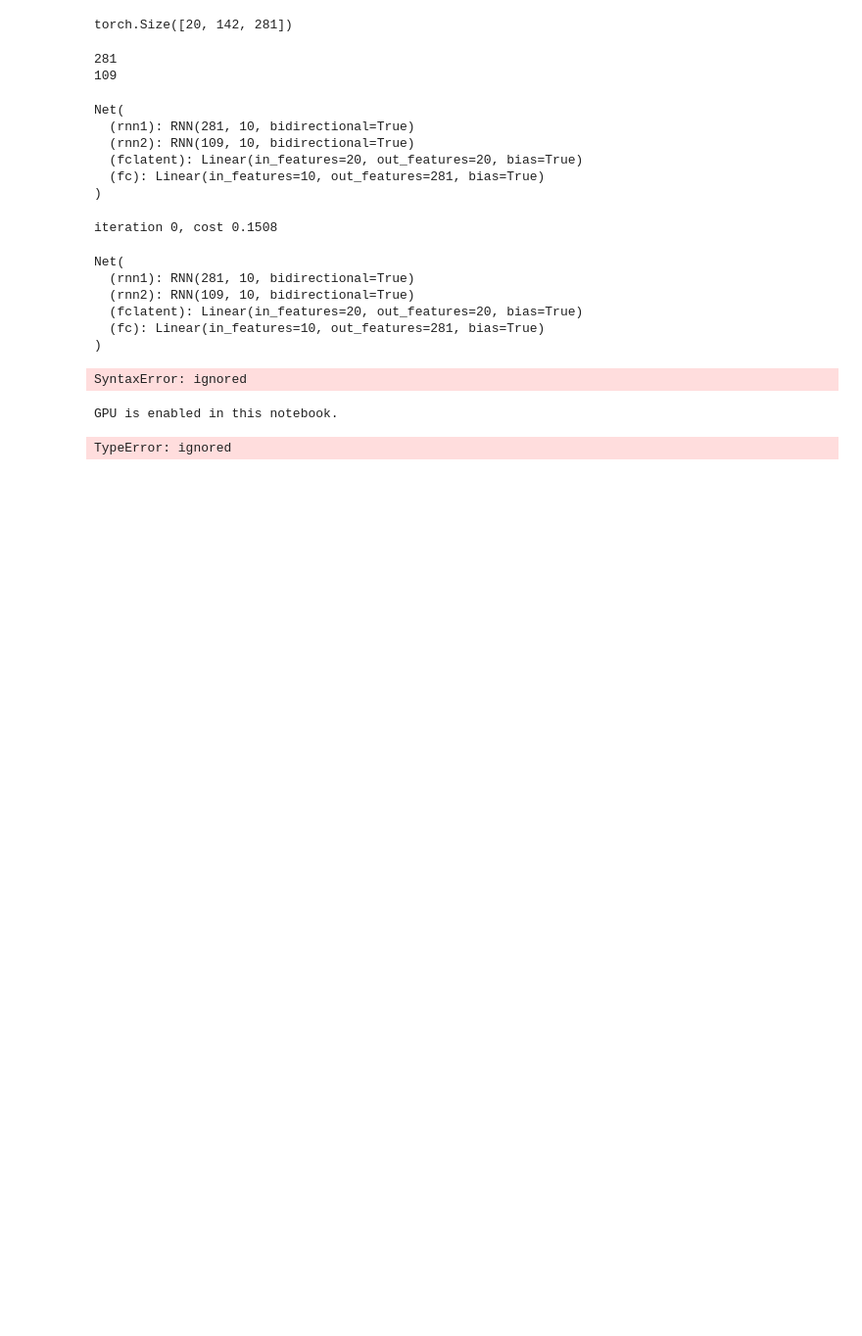
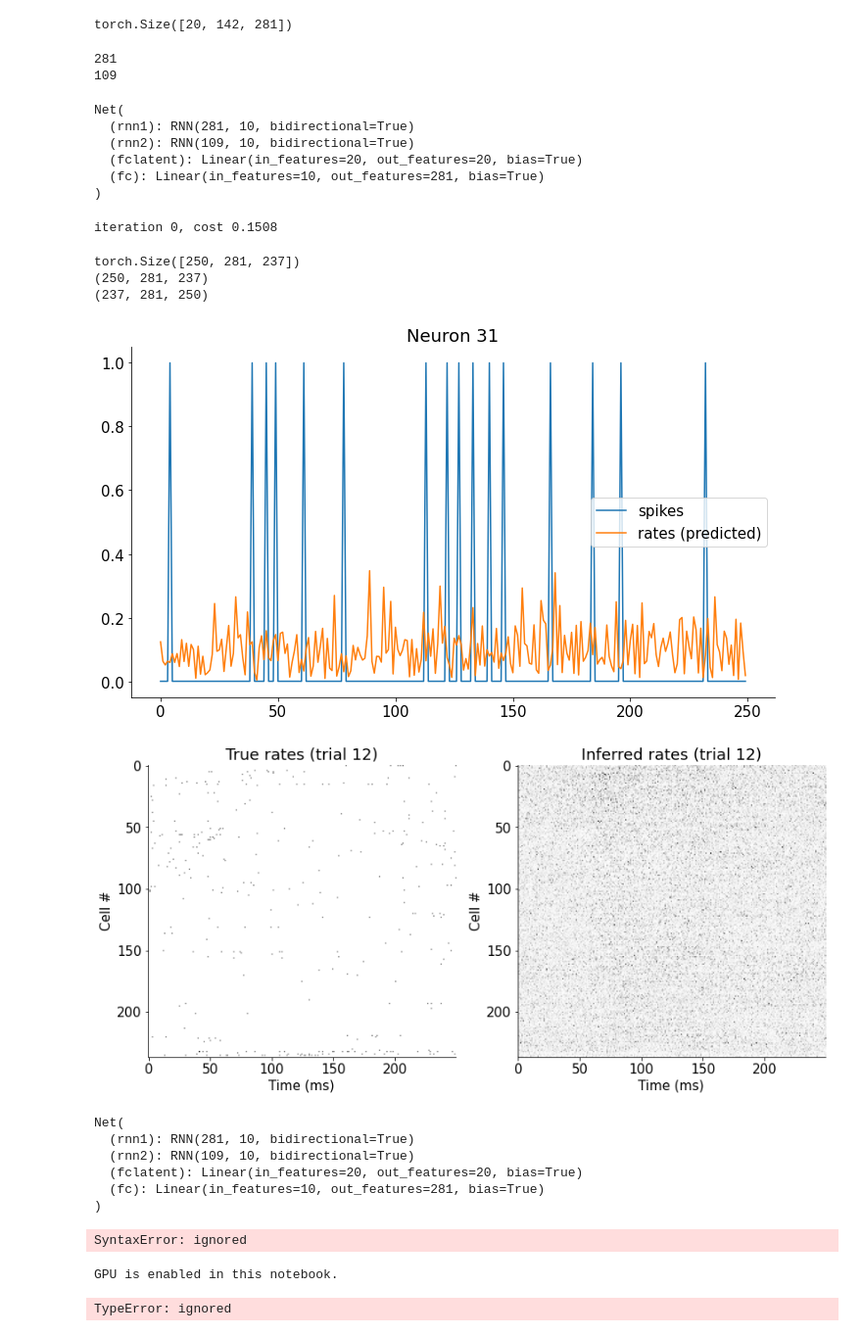
Before and after one commit to cindyhfls/NMA_DL_2021_project, a Jupyter notebook: project_group_OkapisJohnV2_1RAB.ipynb, the cells around one changed output. Shown at 98% size. Drawn from its saved outputs; the diff is of its cells as text; code cells hidden in the pictures; blank space fills up the shorter version.

```diff
--- a/project_group_OkapisJohnV2_1RAB.ipynb
+++ b/project_group_OkapisJohnV2_1RAB.ipynb
@@ -367,6 +367,42 @@ for k in range(niter):
     print(f'iteration {k}, cost {cost.item():.4f}')
 # %% [output]
 iteration 0, cost 0.1508
+# %%
+rpred = z.detach().cpu().permute(0,2,1).numpy()
+rates = MOdata.permute(0,2,1)
+
+print(rates.shape)
+print(rpred.shape)
+print(rpred.T.shape)
+
+nn = 31
+plt.figure(figsize=(10, 6))
+plt.plot(rates[:,nn, 0])
+plt.plot(rpred[:,nn, 0])
+
+plt.legend(['spikes', 'rates (predicted)'])
+plt.title(f'Neuron {nn}')
+plt.show()
+
+plt.figure(figsize = (12, 8))
+plt.subplot(121)
+plt.imshow(rates[:, 12, :].T, cmap='gray_r')
+plt.xlabel('Time (ms)')
+plt.ylabel('Cell #')
+plt.title('True rates (trial 12)')
+
+plt.subplot(122)
+plt.imshow(rpred[:, 12, :].T, cmap='gray_r')
+plt.xlabel('Time (ms)')
+plt.ylabel('Cell #')
+plt.title('Inferred rates (trial 12)')
+plt.show()
+# %% [output]
+torch.Size([250, 281, 237])
+(250, 281, 237)
+(237, 281, 250)
+[figure, added]
+[figure, added]
 # %%
 # after training the baseline network, get the weights of rnn1 and freeze it
 net_withinput  = copy.deepcopy(net_baseline)
```
